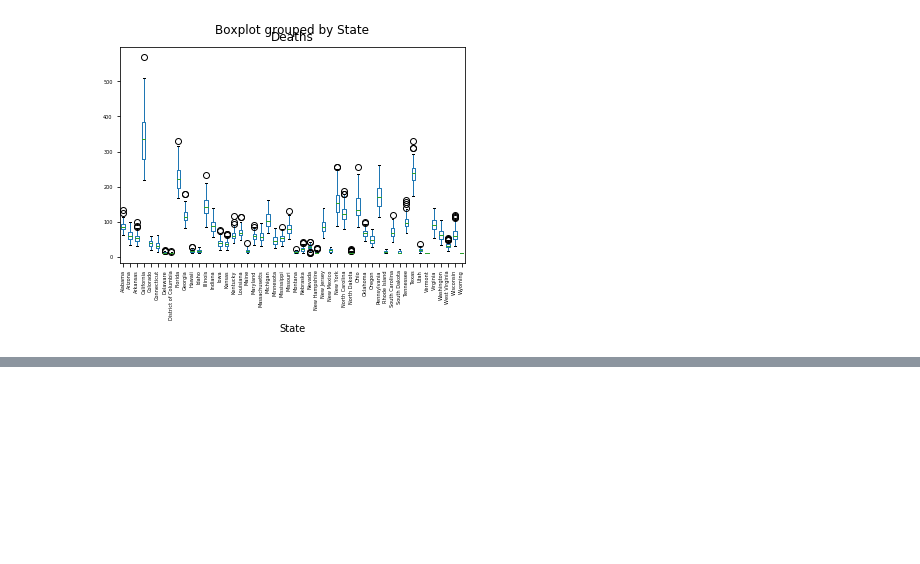
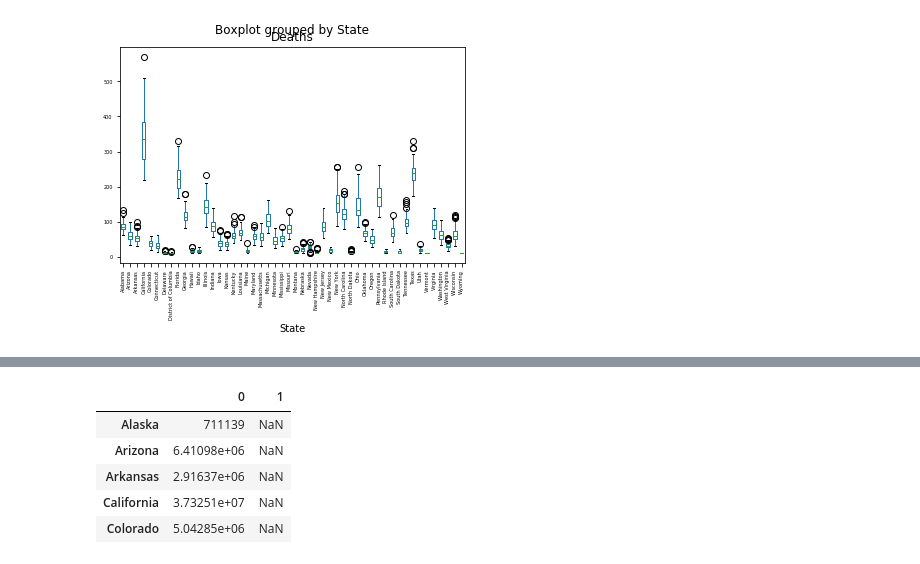
Before and after one commit to vlnik-belyaev/CDC_stat, a Jupyter notebook: CDC_heat_influence/Draft version.ipynb, the cells around one changed output, grey strips where cells are left out. Cells and saved outputs as stored; diff of their text form; code cells hidden in the pictures; blank space fills up the shorter version.

```diff
--- a/CDC_heat_influence/Draft version.ipynb
+++ b/CDC_heat_influence/Draft version.ipynb
@@ -204,0 +252,9 @@ stroke_death_data.boxplot(by='State',
+# %%
+sp.head()
+# %% [output]
+|  | 0 | 1 |
+| Alaska | 711139 | NaN |
+| Arizona | 6.41098e+06 | NaN |
+| Arkansas | 2.91637e+06 | NaN |
+| California | 3.73251e+07 | NaN |
+| Colorado | 5.04285e+06 | NaN |
```
Also changed, not shown: parts of 20 cells of this notebook, 2 other files.
